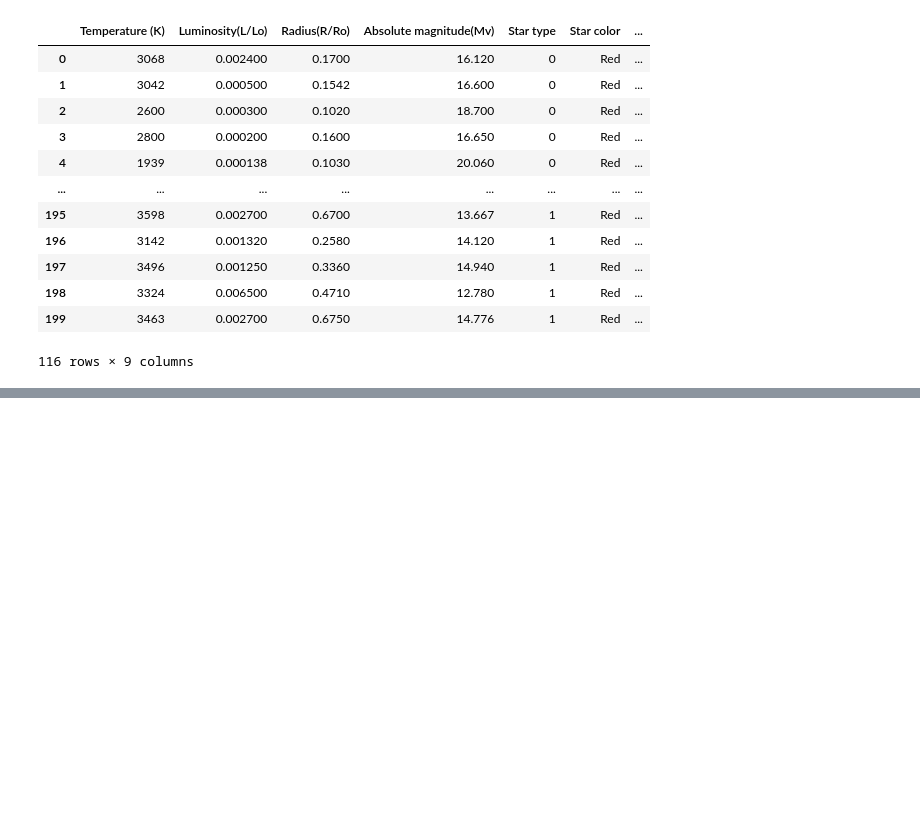
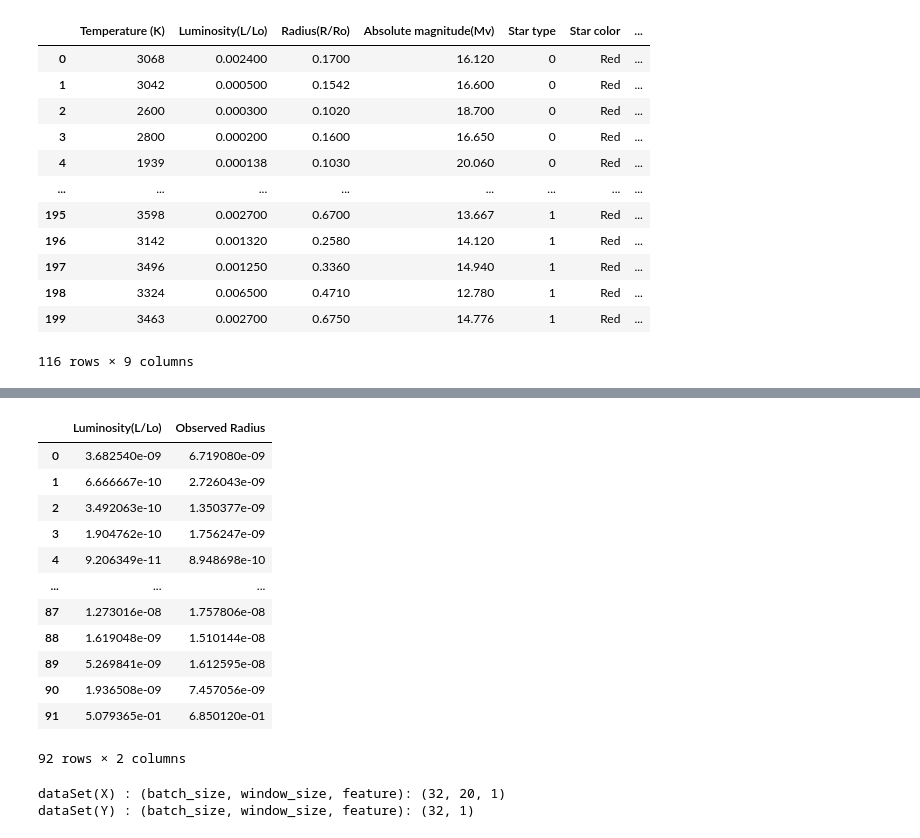
Before and after one commit to chjwon/ACM-Research-coding-challenge-23S, a Jupyter notebook: Jae_Won_Choi.ipynb, the cells around one changed output, grey strips where cells are left out. Drawn from its saved outputs; the diff is of its cells as text; code cells hidden in the pictures; blank space fills up the shorter version.

```diff
--- a/Jae_Won_Choi.ipynb
+++ b/Jae_Won_Choi.ipynb
@@ -153,0 +237,16 @@ See the caveats in the documentation: https://pandas.pydata.org/pandas-docs/stab
+# %%
+x_train
+# %% [output]
+|  | Luminosity(L/Lo) | Observed Radius |
+| 0 | 3.682540e-09 | 6.719080e-09 |
+| 1 | 6.666667e-10 | 2.726043e-09 |
+| 2 | 3.492063e-10 | 1.350377e-09 |
+| 3 | 1.904762e-10 | 1.756247e-09 |
+| 4 | 9.206349e-11 | 8.948698e-10 |
+| ... | ... | ... |
+| 87 | 1.273016e-08 | 1.757806e-08 |
+| 88 | 1.619048e-09 | 1.510144e-08 |
+| 89 | 5.269841e-09 | 1.612595e-08 |
+| 90 | 1.936508e-09 | 7.457056e-09 |
+| 91 | 5.079365e-01 | 6.850120e-01 |
+92 rows × 2 columns
@@ -153,0 +263,21 @@ See the caveats in the documentation: https://pandas.pydata.org/pandas-docs/stab
+# %%
+# Hyperparameter
+
+WINDOW_SIZE=20
+BATCH_SIZE=32
+
+# trian_data is for train, test_data is to run predict.
+
+train_data = windowed_dataset(y_train, WINDOW_SIZE, BATCH_SIZE, True)
+test_data = windowed_dataset(y_test, WINDOW_SIZE, BATCH_SIZE, False)
+
+# X: (batch_size, window_size, feature)
+
+# Y: (batch_size, feature)
+
+for data in train_data.take(1):
+    print(f'dataSet(X) : (batch_size, window_size, feature): {data[0].shape}')
+    print(f'dataSet(Y) : (batch_size, window_size, feature): {data[1].shape}')
+# %% [output]
+dataSet(X) : (batch_size, window_size, feature): (32, 20, 1)
+dataSet(Y) : (batch_size, window_size, feature): (32, 1)
```
Also changed, not shown: parts of 16 cells of this notebook.
